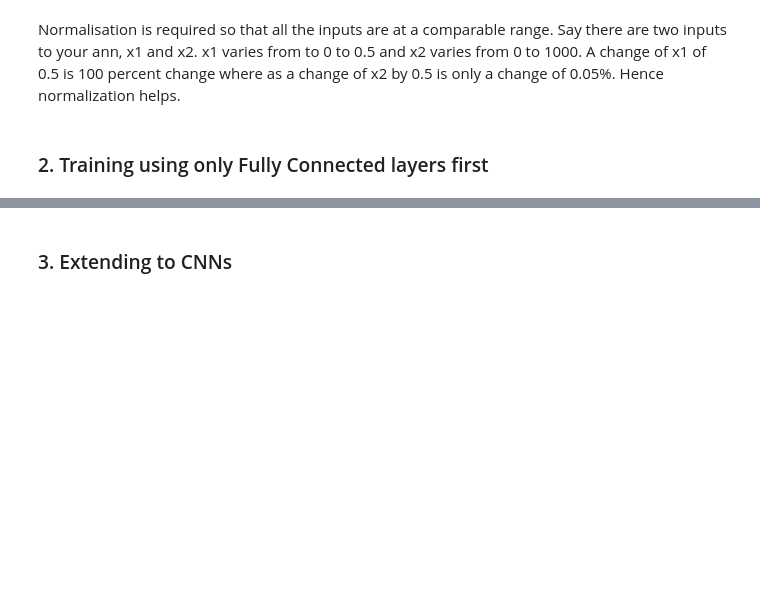
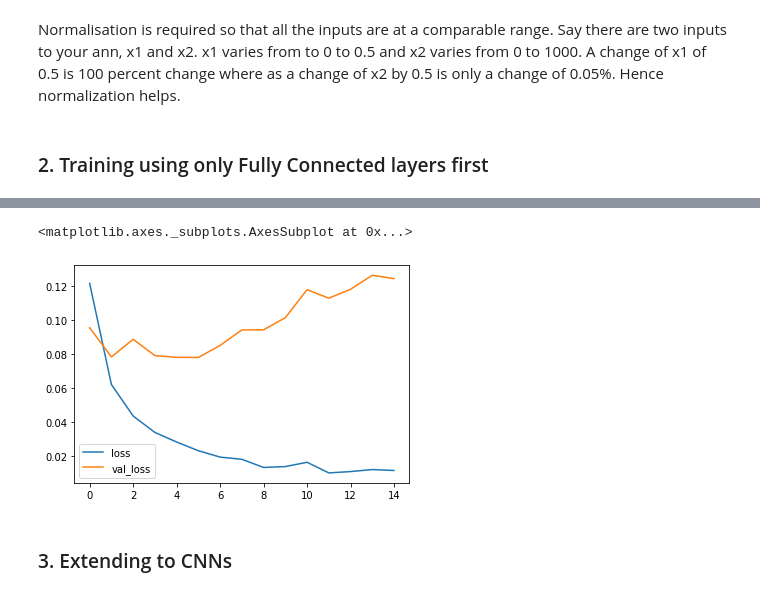
Before and after one commit to fabiodemo/Deep-Learning-CV-CNN-TL, a Jupyter notebook: cnn_implementation.ipynb, the cells around one changed output, grey strips where cells are left out. Drawn from its saved outputs; the diff is of its cells as text; code cells hidden in the pictures; blank space fills up the shorter version.

```diff
--- a/cnn_implementation.ipynb
+++ b/cnn_implementation.ipynb
@@ -125,3 +276,8 @@ Say there are two inputs to your ann, x1 and x2. x1 varies from to 0 to 0.5 and
+# %%
+df[['loss', 'val_loss']].plot()
+# %% [output]
+<matplotlib.axes._subplots.AxesSubplot at 0x...>
+[figure, added]
 # %% [markdown]
 ### 3. Extending to CNNs
 # %% [markdown]
```
Also changed, not shown: parts of 16 cells of this notebook.
